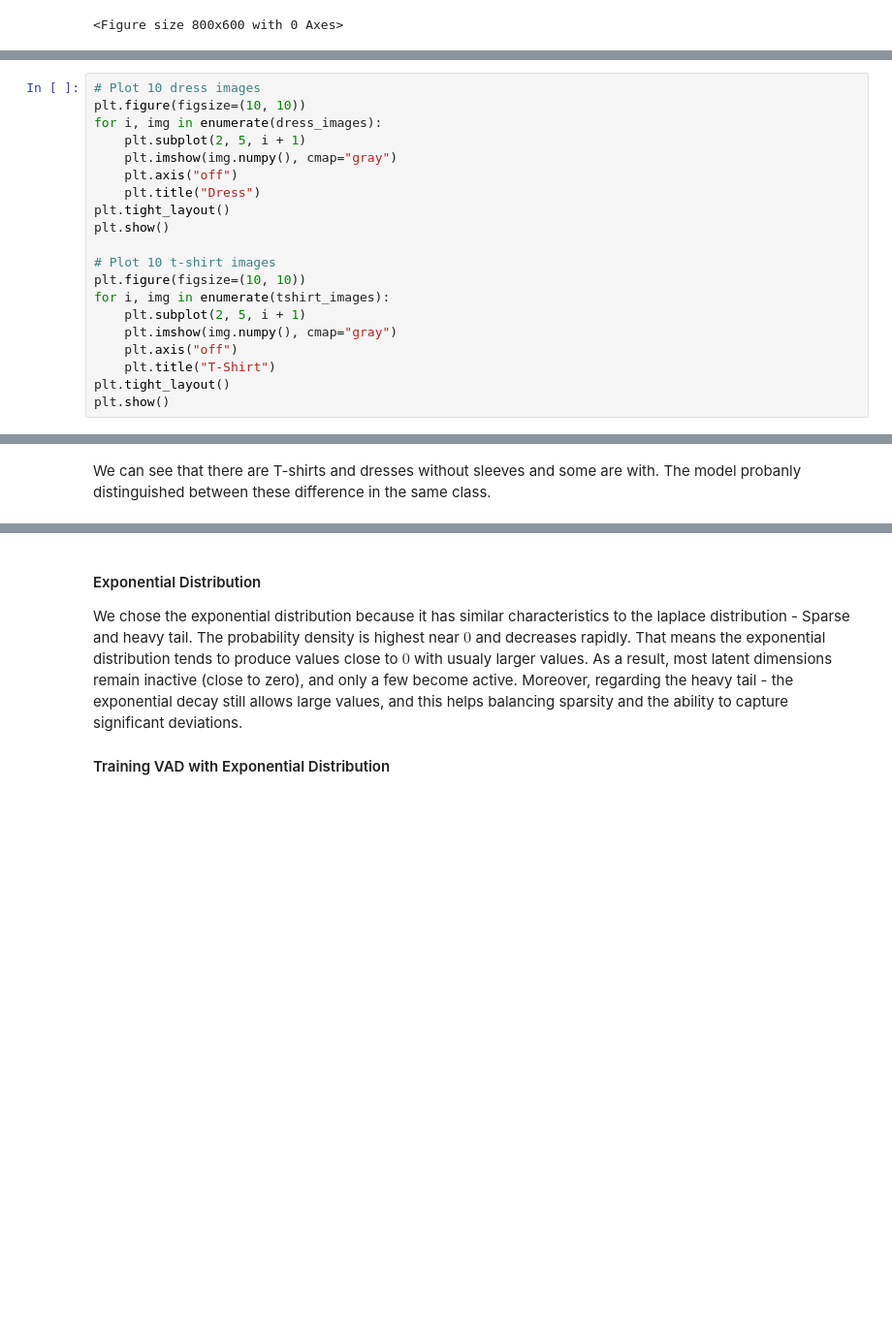
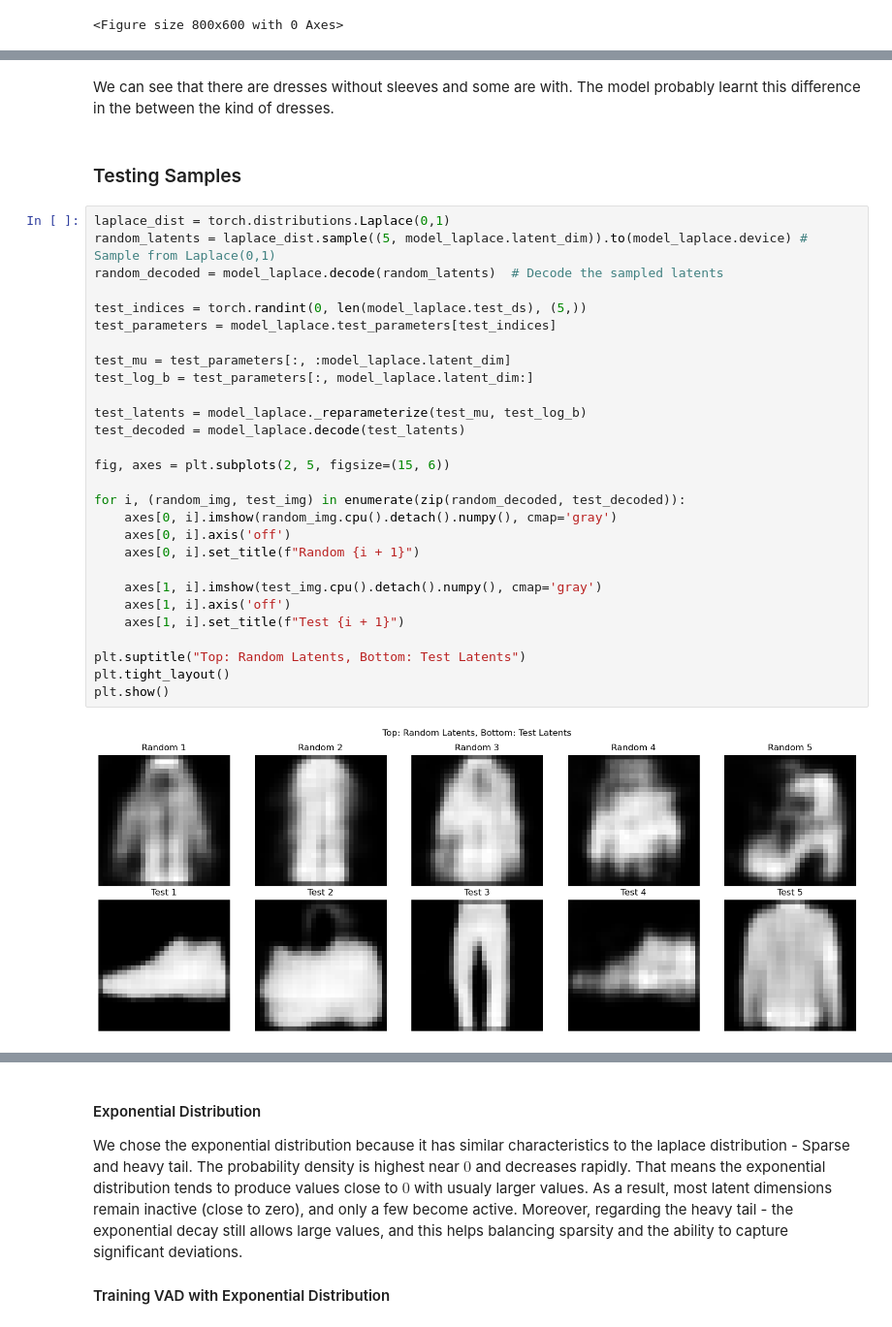
Before and after one commit to roiteichman/Deep-project, a Jupyter notebook: Project.ipynb, the cells around one changed output, grey strips where cells are left out. Shown at 97% size. Drawn from its saved outputs; the diff is of its cells as text; blank space fills up the shorter version.

```diff
--- a/Project.ipynb
+++ b/Project.ipynb
@@ -663,20 +783,0 @@ tshirt_images = tshirt_images[-5:] + tshirt_images[:5]
-# %%
-# Plot 10 dress images
-plt.figure(figsize=(10, 10))
-for i, img in enumerate(dress_images):
-    plt.subplot(2, 5, i + 1)
-    plt.imshow(img.numpy(), cmap="gray")
-    plt.axis("off")
-    plt.title("Dress")
-plt.tight_layout()
-plt.show()
-
-# Plot 10 t-shirt images
-plt.figure(figsize=(10, 10))
-for i, img in enumerate(tshirt_images):
-    plt.subplot(2, 5, i + 1)
-    plt.imshow(img.numpy(), cmap="gray")
-    plt.axis("off")
-    plt.title("T-Shirt")
-plt.tight_layout()
-plt.show()
@@ -686,2 +784,34 @@ plt.show()
 # %% [markdown]
-We can see that there are T-shirts and dresses without sleeves and some are with. The model probanly distinguished between these difference in the same class.
+We can see that there are dresses without sleeves and some are with. The model probably learnt this difference in the between the kind of dresses.
+# %% [markdown]
+### Testing Samples
+# %%
+laplace_dist = torch.distributions.Laplace(0,1)
+random_latents = laplace_dist.sample((5, model_laplace.latent_dim)).to(model_laplace.device) # Sample from Laplace(0,1)
+random_decoded = model_laplace.decode(random_latents)  # Decode the sampled latents
+
+test_indices = torch.randint(0, len(model_laplace.test_ds), (5,))
+test_parameters = model_laplace.test_parameters[test_indices]
+
+test_mu = test_parameters[:, :model_laplace.latent_dim]
+test_log_b = test_parameters[:, model_laplace.latent_dim:]
+
+test_latents = model_laplace._reparameterize(test_mu, test_log_b)
+test_decoded = model_laplace.decode(test_latents)
+
+fig, axes = plt.subplots(2, 5, figsize=(15, 6))
+
+for i, (random_img, test_img) in enumerate(zip(random_decoded, test_decoded)):
+    axes[0, i].imshow(random_img.cpu().detach().numpy(), cmap='gray')
+    axes[0, i].axis('off')
+    axes[0, i].set_title(f"Random {i + 1}")
+
+    axes[1, i].imshow(test_img.cpu().detach().numpy(), cmap='gray')
+    axes[1, i].axis('off')
+    axes[1, i].set_title(f"Test {i + 1}")
+
+plt.suptitle("Top: Random Latents, Bottom: Test Latents")
+plt.tight_layout()
+plt.show()
+# %% [output]
+[figure, added]
```
Also changed, not shown: parts of 19 cells of this notebook, 3 other files.
